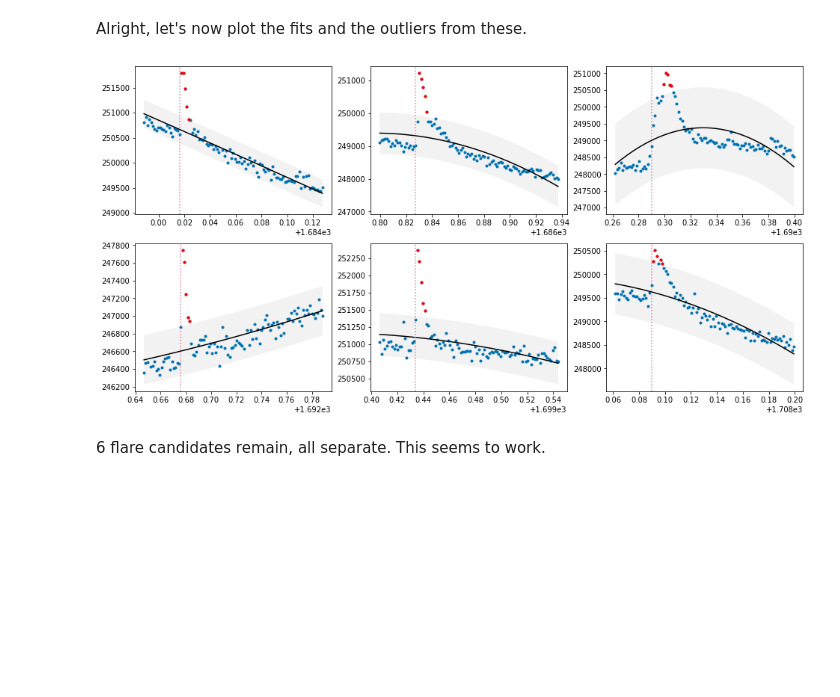
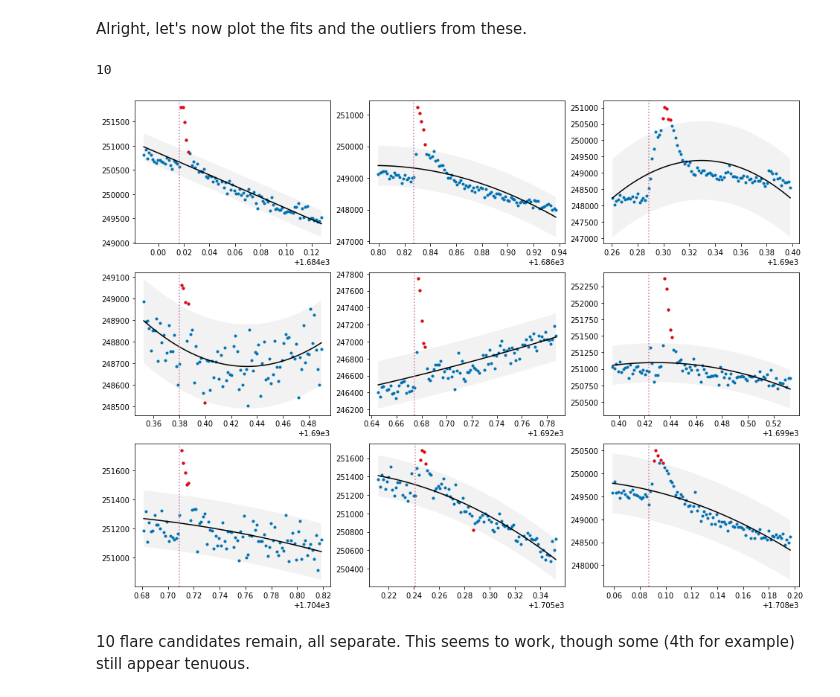
Before and after one commit to tedkorho/gradu-star, a Jupyter notebook: notebooks/nb04-multiple-detection/nb04.ipynb, the cells around one changed output. Drawn from its saved outputs; the diff is of its cells as text; code cells hidden in the pictures; blank space fills up the shorter version.

```diff
--- a/notebooks/nb04-multiple-detection/nb04.ipynb
+++ b/notebooks/nb04-multiple-detection/nb04.ipynb
@@ -49,14 +49,14 @@ jumps = np.zeros(N-1)
 for i in range(1,N):
     jumps[i-1] = (pdcflux[i]-pdcflux[i-1])/(time[i]-time[i-1])
 
-top02 = np.percentile(jumps[jumps > 0], 99.8, axis=None, out=None)
+top02 = np.percentile(jumps[jumps > 0], 98, axis=None, out=None)
 lcplot(time,pdcflux)
 
 flare_candidates = []
 for i in range(N-1):
-    if jumps[i] > top02:
+    if jumps[i] > top02 and i < N-100 and i > 30:
         flare_candidates.append([i,time[i]])
         plt.axvline(time[i],color='tab:orange')
 
-flare_candidates
+len(flare_candidates)
 # %% [output]
@@ -98,7 +80,11 @@ for i in range(len(flare_candidates)):
 
     for j in range(100):
         index = flare_candidates[i][0]+j-20
-        times[j] = time[index]
+        try:
+            times[j] = time[index]
+        except IndexError:
+            print(str(j)+" "+str(index)+" "+str(i))
+            print(flare_candidates[i])
         fluxes[j] = pdcflux[index]
 
     df.loc[i] = [i,times,fluxes]
@@ -149,13 +135,13 @@ for index, row in row_iterator:
     coeffs = np.polyfit(tslice,fslice,2)
     f = np.poly1d(coeffs)
 
-    deviations = np.abs(fslice-f(tslice))
+    deviations = fslice-f(tslice)
     maxdist = np.percentile(deviations, 95.0)
     outliers = fslice[deviations > maxdist]
 
     flare = False
 
-    for i in range(15,30):
+    for i in range(18,30):
         if all([(flux in outliers) for flux in fslice[i:i+3]]):
             flare = True
             break
@@ -167,33 +153,36 @@ df = df.reset_index(drop=True)
 # %% [markdown]
 Alright, let's now plot the fits and the outliers from these.
 # %%
-fig, axs = plt.subplots(2,3,figsize=(16,8))
-for i in range(2):
+print(len(df))
+
+fig, axs = plt.subplots(3,3,figsize=(16,12))
+for i in range(3):
     for j in range(3):
         data = df.loc[3*i+j]
         tslice = data[1]
         fslice = data[2]
 
         lcminiplot(tslice,fslice,axs,i,j)
         x = np.linspace(np.min(tslice),np.max(tslice))
 
         coeffs = np.polyfit(tslice,fslice,2)
         f = np.poly1d(coeffs)
         y = f(x)
 
         deviations = np.abs(fslice-f(tslice))
         maxdist = np.percentile(deviations, 95.0)
         outliers = fslice[deviations > maxdist]
         outliers_t = tslice[deviations > maxdist]
 
         lcminiplot(outliers_t,outliers,axs,i,j,color="r")
 
         #plt.legend(["All datapoints","Outliers"])
         axs[i,j].plot(x,y,"k")
         axs[i,j].axvline(tslice[20],color="C3",ls=":")
         axs[i,j].fill_between(x, y-maxdist, y+maxdist,
                 facecolor='gray', alpha=0.1)
 # %% [output]
+10
-[figure, old version]
+[figure, new version]
 # %% [markdown]
-6 flare candidates remain, all separate. This seems to work.
+10 flare candidates remain, all separate. This seems to work, though some (4th for example) still appear tenuous.
```
Also changed, not shown: parts of 2 cells of this notebook, 18 other files.
